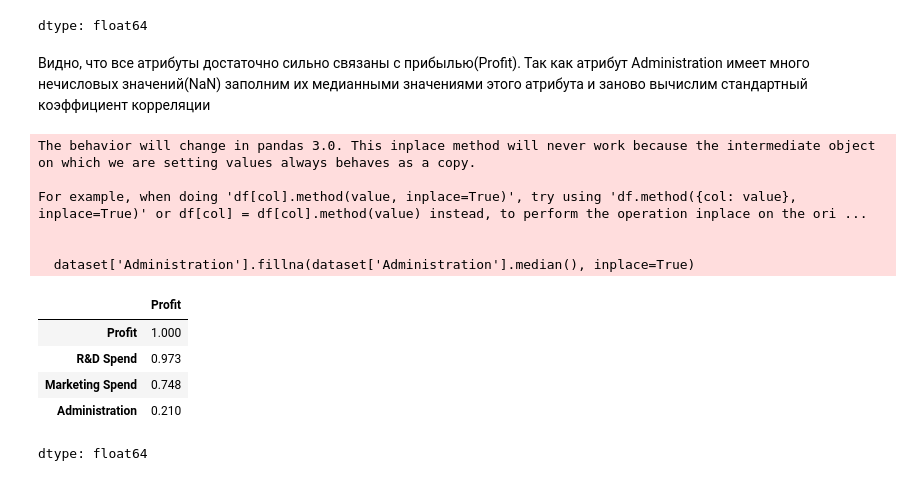
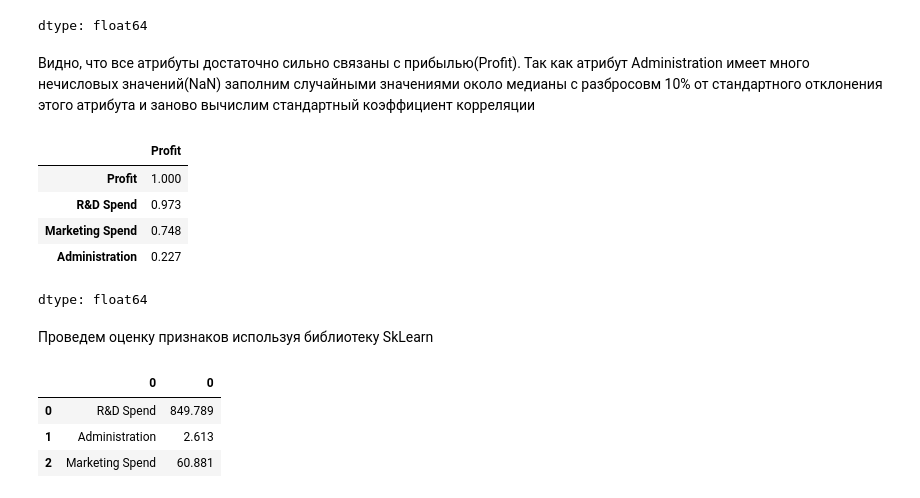
Before and after one commit to Temchik-X/DataMiningML, a Jupyter notebook: Lab_1.ipynb, the cells around one changed output. Saved outputs shown, nothing was run; the diff lists cells and outputs as text; code cells hidden in the pictures.

```diff
--- a/Lab_1.ipynb
+++ b/Lab_1.ipynb
@@ -205,21 +207,45 @@ dataset_corr["Profit"].sort_values(ascending=False)
 | Administration | 0.272 |
 dtype: float64
 # %% [markdown]
-Видно, что все атрибуты достаточно сильно связаны с прибылью(Profit). Так как атрибут Administration имеет много нечисловых значений(NaN) заполним их медианными значениями этого атрибута и заново вычислим стандартный коэффициент корреляции
+Видно, что все атрибуты достаточно сильно связаны с прибылью(Profit). Так как атрибут Administration имеет много нечисловых значений(NaN) заполним случайными значениями около медианы с разбросовм 10% от стандартного отклонения этого атрибута и заново вычислим стандартный коэффициент корреляции
 # %%
-dataset['Administration'].fillna(dataset['Administration'].median(), inplace=True)
+
+
+# Определяем медиану и стандартное отклонение для столбца Administration
+median_value = dataset['Administration'].median()
+std_dev = dataset['Administration'].std() / 10 # Используем полное стандартное отклонение
+
+# Функция для генерации случайных значений на основе стандартного отклонения
+def random_fillna(x, median, std_dev):
+    if np.isnan(x):
+        return np.random.normal(median, std_dev)
+    return x
+
+# Применяем функцию к столбцу Administration
+dataset['Administration'] = dataset['Administration'].apply(random_fillna, args=(median_value, std_dev))
+
 dataset_corr = dataset.corr()
 dataset_corr["Profit"].sort_values(ascending=False)
 # %% [output]
+|  | Profit |
+| Profit | 1.000 |
+| R&D Spend | 0.973 |
+| Marketing Spend | 0.748 |
+| Administration | 0.227 |
-The behavior will change in pandas 3.0. This inplace method will never work because the intermediate object on which we are setting values always behaves as a copy.
-
-For example, when doing 'df[col].method(value, inplace=True)', try using 'df.method({col: value}, inplace=True)' or df[col] = df[col].method(value) instead, to perform the operation inplace on the ori ...
-
-
-  dataset['Administration'].fillna(dataset['Administration'].median(), inplace=True)
+dtype: float64
-|  | Profit |
-| Profit | 1.000 |
-| R&D Spend | 0.973 |
-| Marketing Spend | 0.748 |
-| Administration | 0.210 |
-dtype: float64
+# %% [markdown]
+Проведем оценку признаков используя библиотеку SkLearn
+# %%
+data_x = dataset.iloc[:,:3]
+data_y = dataset["Profit"]
+best_features = sklearn.feature_selection.SelectKBest(sklearn.feature_selection.f_regression, k="all")
+fit = best_features.fit(data_x, data_y)
+scores = pd.DataFrame(fit.scores_)
+columns = pd.DataFrame(data_x.columns)
+feature_scores = pd.concat([columns, scores], axis = 1)
+feature_scores
+# %% [output]
+|  | 0 | 0 |
+| 0 | R&D Spend | 849.789 |
+| 1 | Administration | 2.613 |
+| 2 | Marketing Spend | 60.881 |
```
Also changed, not shown: parts of 2 cells of this notebook.
